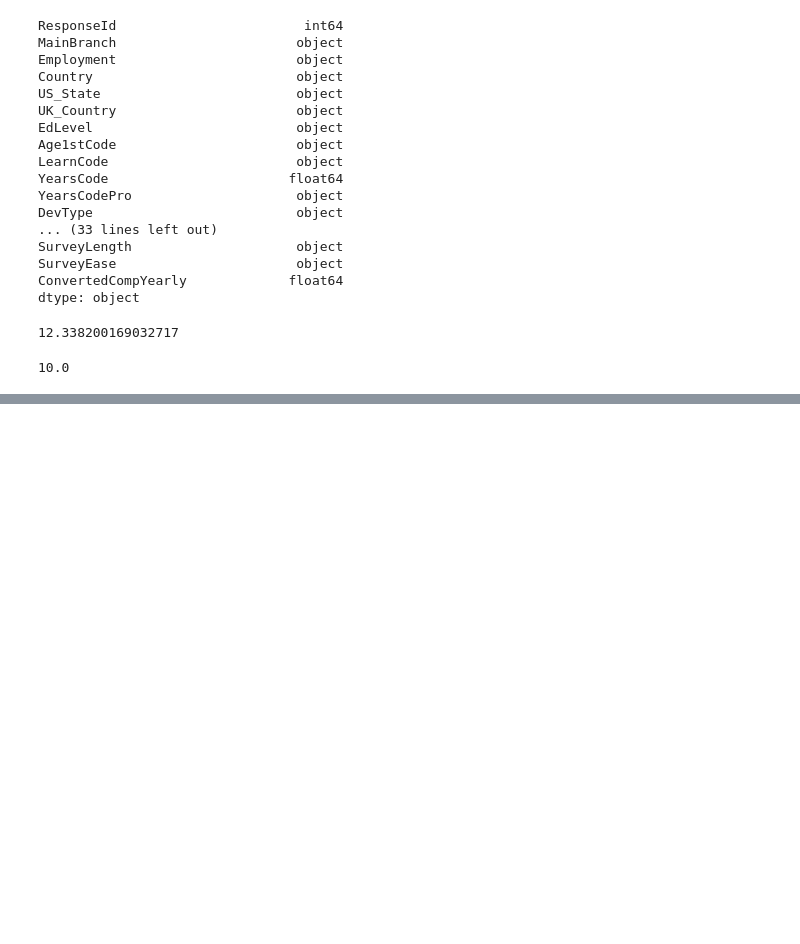
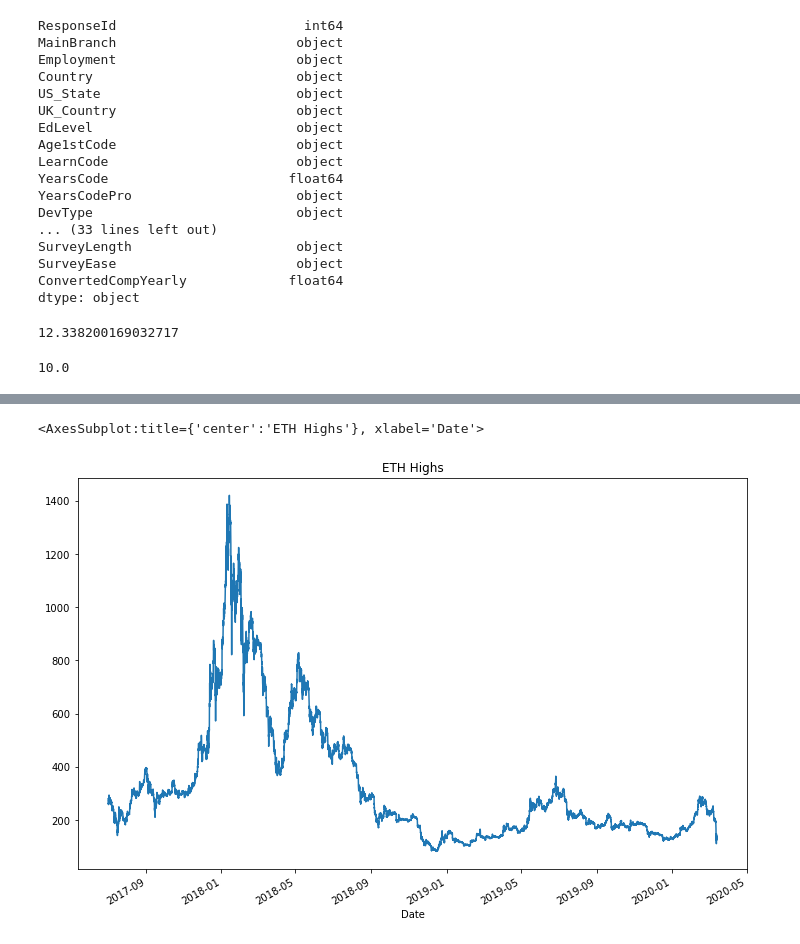
Before and after one commit to emad-almajdalawi/temp, a Jupyter notebook: pandas_demo.ipynb, the cells around one changed output, grey strips where cells are left out. Drawn from its saved outputs; the diff is of its cells as text; code cells hidden in the pictures; blank space fills up the shorter version.

Commit message:
dates and time

```diff
--- a/pandas_demo.ipynb
+++ b/pandas_demo.ipynb
@@ -1359,0 +1407,5 @@ without_nan_df['YearsCode'].median()
+# %%
+# or
+d_parser = lambda x: pd.datetime.strptime(x, '%Y-%m-%d %I-%p')
+eth_df = pd.read_csv('data/ETH_1h.csv', parse_dates=['Date'], date_parser=d_parser)
+eth_df['Date']
@@ -1359,0 +1446,3 @@ without_nan_df['YearsCode'].median()
+# %%
+eth_df['Date Name'] = eth_df['Date'].dt.day_name()
+eth_df
@@ -1359,0 +1513,3 @@ without_nan_df['YearsCode'].median()
+# %%
+eth_df.set_index('Date', inplace=True)
+eth_df
@@ -1359,0 +1598,5 @@ without_nan_df['YearsCode'].median()
+# %%
+eth_df['High'].plot(figsize=(12,8), title='ETH Highs')
+# %% [output]
+<AxesSubplot:title={'center':'ETH Highs'}, xlabel='Date'>
+[figure, added]
```
Also changed, not shown: parts of 46 cells of this notebook, 2 other files.
